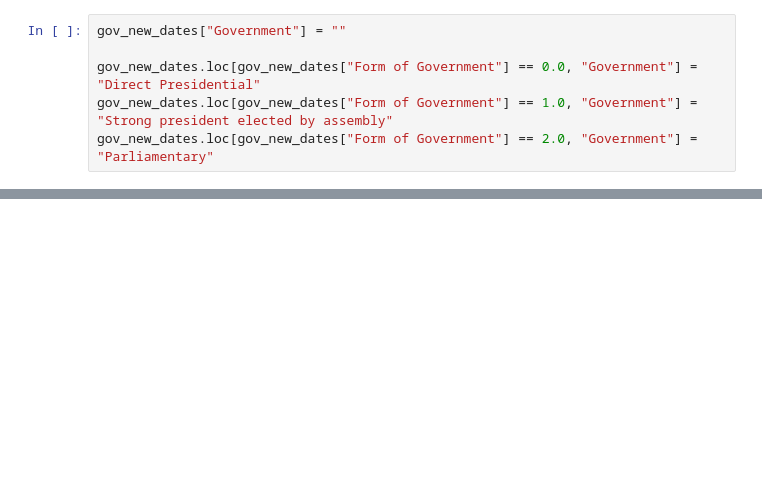
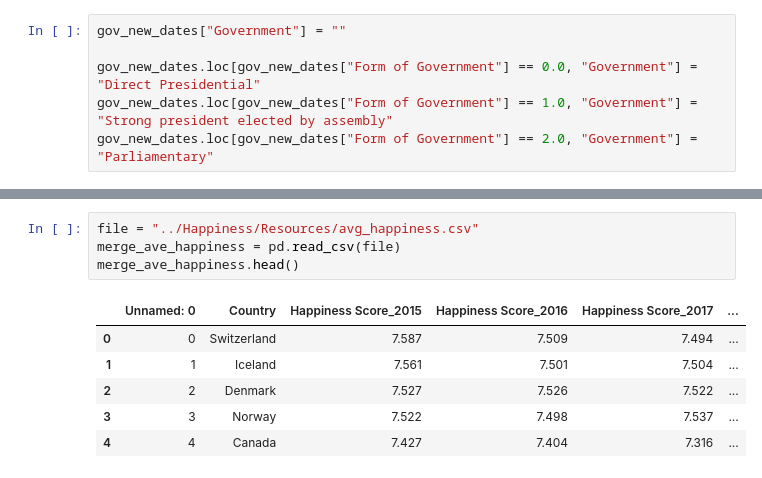
Before and after one commit to reginesgit/Factors-Contributing-to-a-Countrys-Happiness, a Jupyter notebook: Government/Gov.ipynb, the cells around one changed output, grey strips where cells are left out. Drawn from its saved outputs; the diff is of its cells as text; blank space fills up the shorter version.

Commit message:
merged

```diff
--- a/Government/Gov.ipynb
+++ b/Government/Gov.ipynb
@@ -115,0 +131,11 @@ new_gov
+# %%
+file = "../Happiness/Resources/avg_happiness.csv"
+merge_ave_happiness = pd.read_csv(file)
+merge_ave_happiness.head()
+# %% [output]
+|  | Unnamed: 0 | Country | Happiness Score_2015 | Happiness Score_2016 | Happiness Score_2017 | ... |
+| 0 | 0 | Switzerland | 7.587 | 7.509 | 7.494 | ... |
+| 1 | 1 | Iceland | 7.561 | 7.501 | 7.504 | ... |
+| 2 | 2 | Denmark | 7.527 | 7.526 | 7.522 | ... |
+| 3 | 3 | Norway | 7.522 | 7.498 | 7.537 | ... |
+| 4 | 4 | Canada | 7.427 | 7.404 | 7.316 | ... |
```
Also changed, not shown: parts of 8 cells of this notebook, 4 other files.
